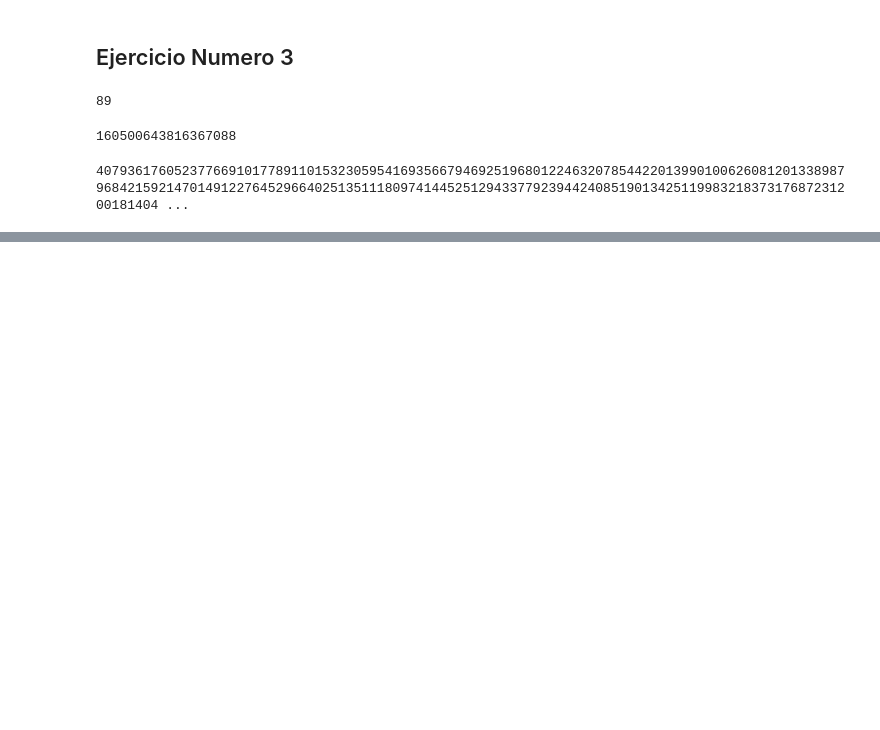
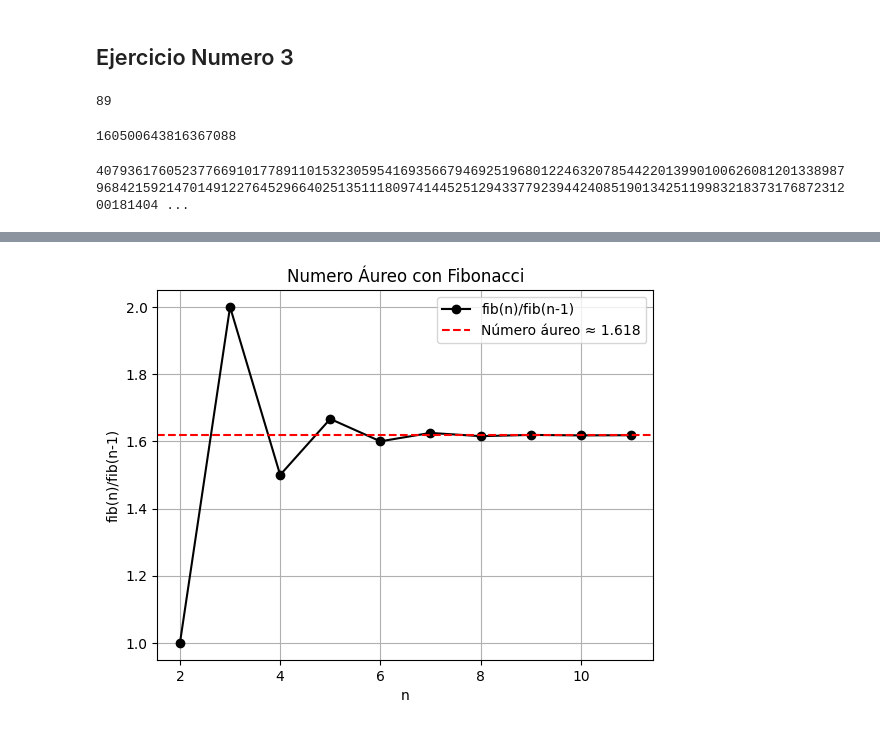
Before and after one commit to Lenin27Amangandi/Workspace-Metodos-Numericos-2k25A-, a Jupyter notebook: taller.ipynb, the cells around one changed output, grey strips where cells are left out. Cells and saved outputs as stored; diff of their text form; code cells hidden in the pictures; blank space fills up the shorter version.

```diff
--- a/taller.ipynb
+++ b/taller.ipynb
@@ -121,0 +136,15 @@ print(alg_03(1531))
+# %%
+n = 11
+
+pi_Valores = [alg_03(i)/alg_03(i-1) for i in range(2, n+1)]
+# %%
+plt.plot(range(2, n+1), pi_Valores, marker='o', color='black', label='fib(n)/fib(n-1)')
+plt.axhline(y=1.61803398875, color='r', linestyle='--', label='Número áureo ≈ 1.618')
+plt.title("Numero Áureo con Fibonacci")
+plt.xlabel("n")
+plt.ylabel("fib(n)/fib(n-1)")
+plt.grid(True)
+plt.legend()
+plt.show()
+# %% [output]
+[figure, added]
```
Also changed, not shown: parts of 4 cells of this notebook.
